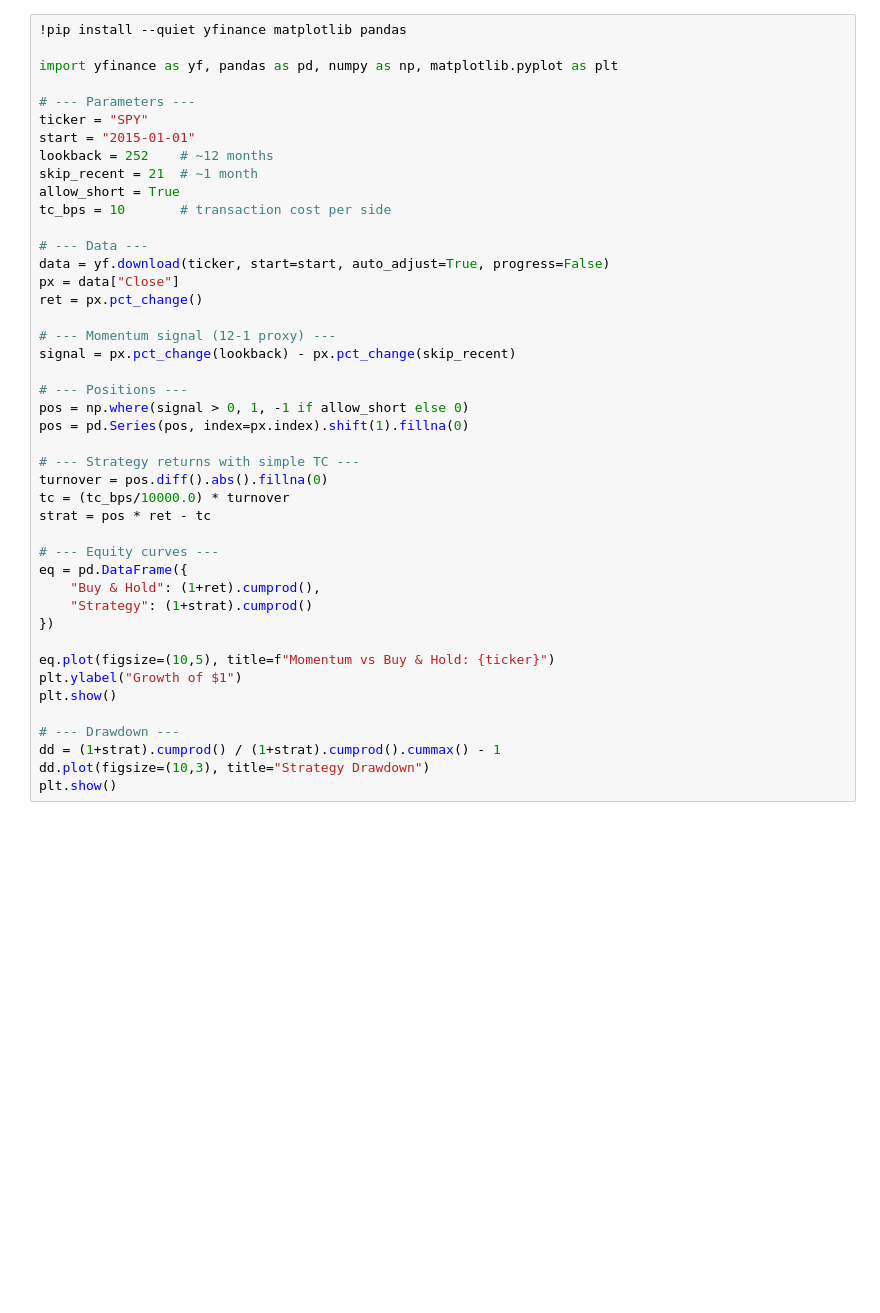
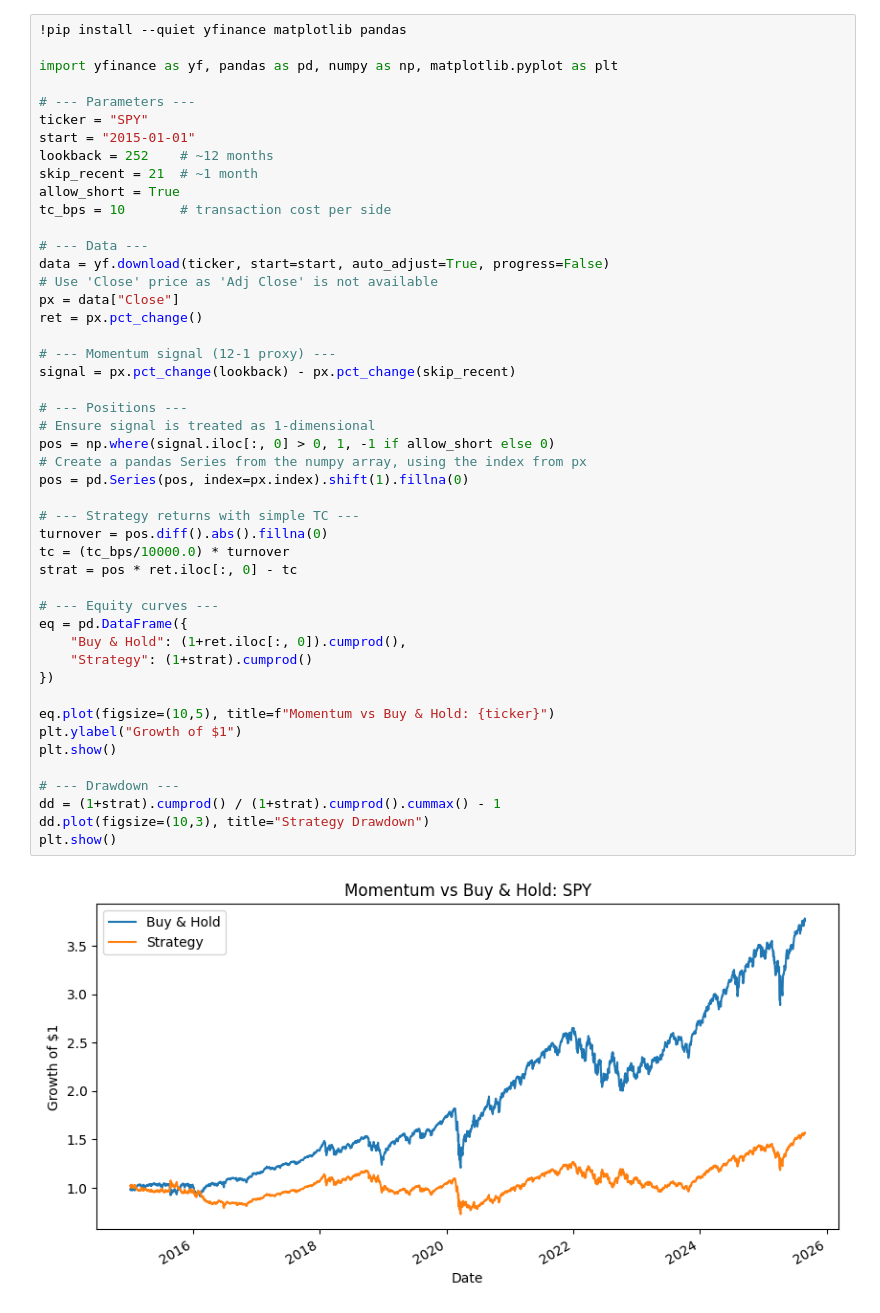
Before and after one commit to jeanmhuang/Momentum-Streamlit-Demo, a Jupyter notebook: momentum_backtest_demo.ipynb, the cells around one changed output. Cells and saved outputs as stored; diff of their text form; blank space fills up the shorter version.

```diff
--- a/momentum_backtest_demo.ipynb
+++ b/momentum_backtest_demo.ipynb
@@ -14,33 +14,38 @@ allow_short = True
 tc_bps = 10       # transaction cost per side
 
 # --- Data ---
 data = yf.download(ticker, start=start, auto_adjust=True, progress=False)
+# Use 'Close' price as 'Adj Close' is not available
 px = data["Close"]
 ret = px.pct_change()
 
 # --- Momentum signal (12-1 proxy) ---
 signal = px.pct_change(lookback) - px.pct_change(skip_recent)
 
 # --- Positions ---
-pos = np.where(signal > 0, 1, -1 if allow_short else 0)
+# Ensure signal is treated as 1-dimensional
+pos = np.where(signal.iloc[:, 0] > 0, 1, -1 if allow_short else 0)
+# Create a pandas Series from the numpy array, using the index from px
 pos = pd.Series(pos, index=px.index).shift(1).fillna(0)
 
 # --- Strategy returns with simple TC ---
 turnover = pos.diff().abs().fillna(0)
 tc = (tc_bps/10000.0) * turnover
-strat = pos * ret - tc
+strat = pos * ret.iloc[:, 0] - tc
 
 # --- Equity curves ---
 eq = pd.DataFrame({
-    "Buy & Hold": (1+ret).cumprod(),
+    "Buy & Hold": (1+ret.iloc[:, 0]).cumprod(),
     "Strategy": (1+strat).cumprod()
 })
 
 eq.plot(figsize=(10,5), title=f"Momentum vs Buy & Hold: {ticker}")
 plt.ylabel("Growth of $1")
 plt.show()
 
 # --- Drawdown ---
 dd = (1+strat).cumprod() / (1+strat).cumprod().cummax() - 1
 dd.plot(figsize=(10,3), title="Strategy Drawdown")
 plt.show()
+# %% [output]
+[figure, added]
```
Also changed, not shown: parts of 1 cell of this notebook.
